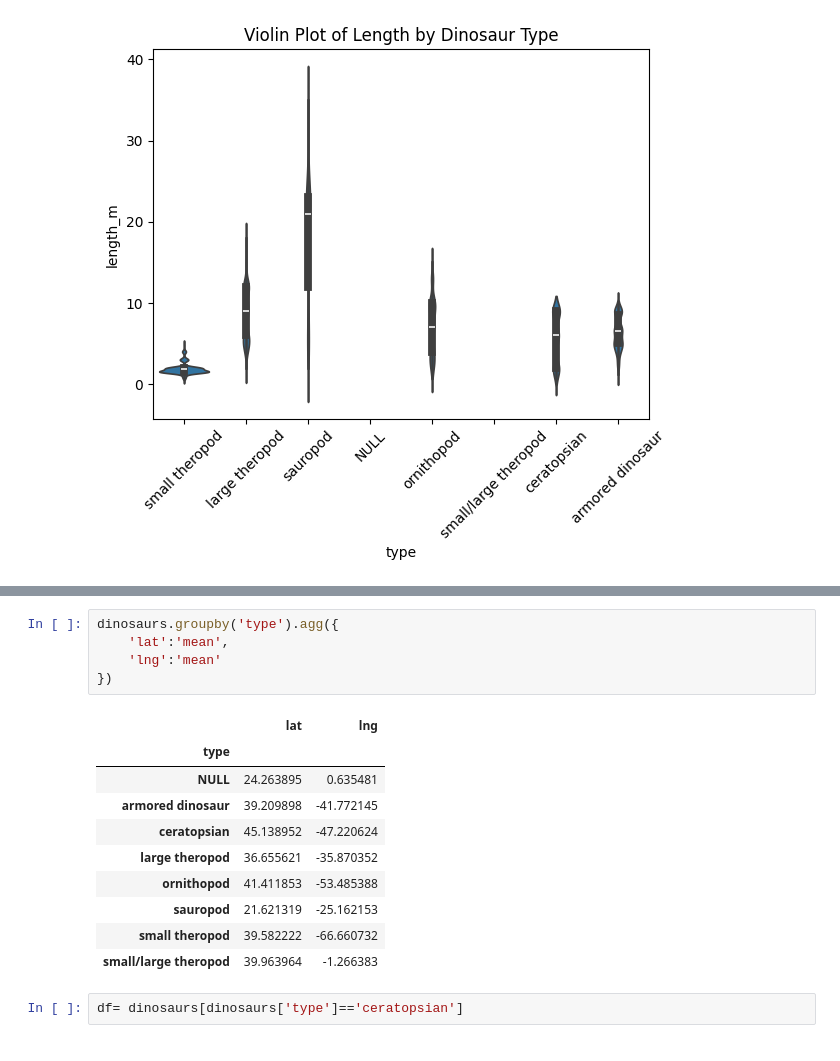
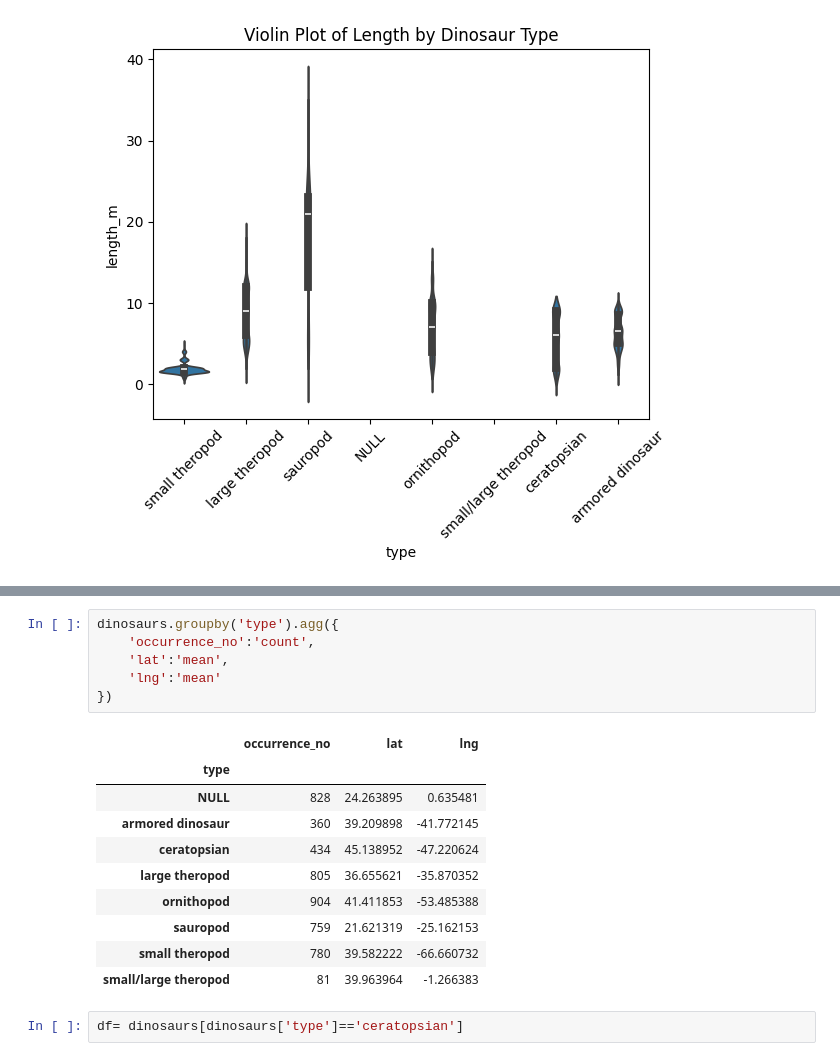
Before and after one commit to jshahna/Dinosaur-Fosil-Record-Insights, a Jupyter notebook: Dinosaurs-fossil-insights.ipynb, the cells around one changed output, grey strips where cells are left out. Drawn from its saved outputs; the diff is of its cells as text.

```diff
--- a/Dinosaurs-fossil-insights.ipynb
+++ b/Dinosaurs-fossil-insights.ipynb
@@ -519,19 +519,20 @@ plt.show()
 # %%
 dinosaurs.groupby('type').agg({
+    'occurrence_no':'count',
     'lat':'mean',
     'lng':'mean'
 })
 # %% [output]
-|  | lat | lng |
-| type |  |  |
-| NULL | 24.263895 | 0.635481 |
-| armored dinosaur | 39.209898 | -41.772145 |
-| ceratopsian | 45.138952 | -47.220624 |
-| large theropod | 36.655621 | -35.870352 |
-| ornithopod | 41.411853 | -53.485388 |
-| sauropod | 21.621319 | -25.162153 |
-| small theropod | 39.582222 | -66.660732 |
-| small/large theropod | 39.963964 | -1.266383 |
+|  | occurrence_no | lat | lng |
+| type |  |  |  |
+| NULL | 828 | 24.263895 | 0.635481 |
+| armored dinosaur | 360 | 39.209898 | -41.772145 |
+| ceratopsian | 434 | 45.138952 | -47.220624 |
+| large theropod | 805 | 36.655621 | -35.870352 |
+| ornithopod | 904 | 41.411853 | -53.485388 |
+| sauropod | 759 | 21.621319 | -25.162153 |
+| small theropod | 780 | 39.582222 | -66.660732 |
+| small/large theropod | 81 | 39.963964 | -1.266383 |
 # %%
 df= dinosaurs[dinosaurs['type']=='ceratopsian']
 # %%
```
Also changed, not shown: parts of 11 cells of this notebook.
